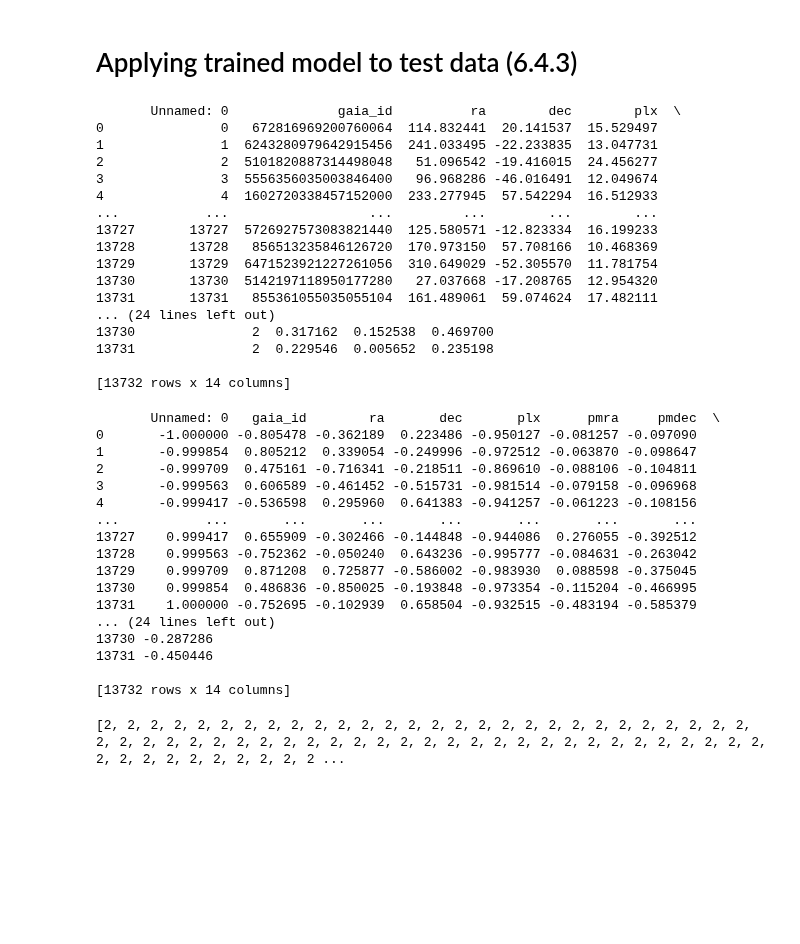
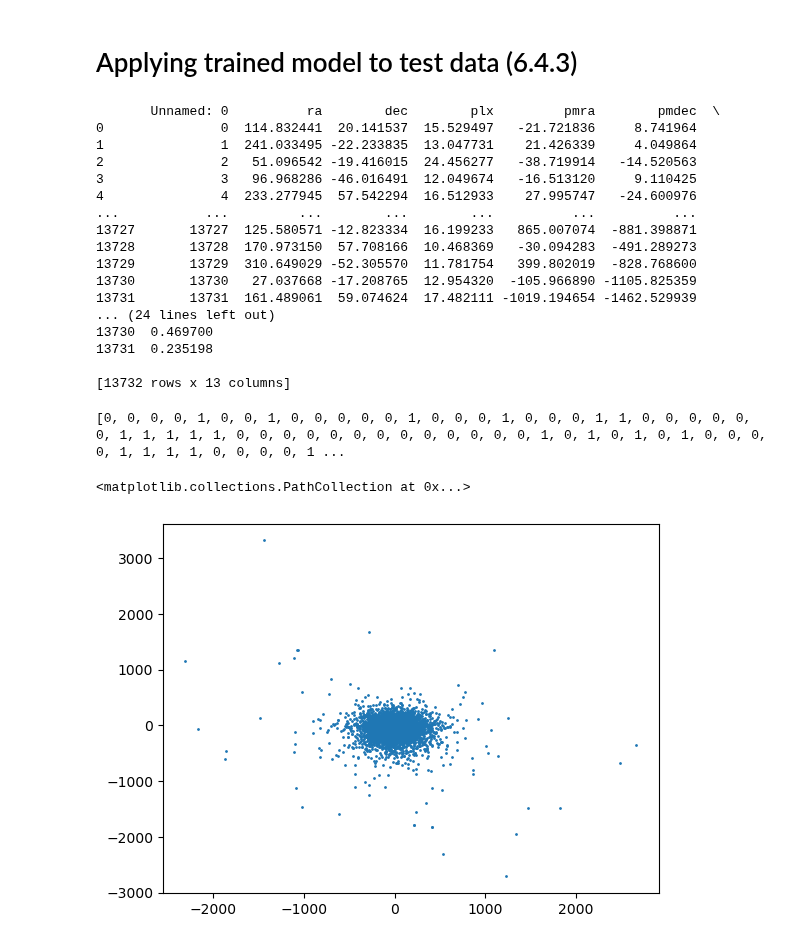
Before and after one commit to Chartman25/UnigeMasters, a Jupyter notebook: Astrophysics_and_Data_Analysis/ProjectA3_RandForest.ipynb, the cells around one changed output. Drawn from its saved outputs; the diff is of its cells as text; code cells hidden in the pictures; blank space fills up the shorter version.

```diff
--- a/Astrophysics_and_Data_Analysis/ProjectA3_RandForest.ipynb
+++ b/Astrophysics_and_Data_Analysis/ProjectA3_RandForest.ipynb
@@ -956,23 +889,23 @@ Our F1 score for galactic halo WDs is: 0.8573287077189939
 # %% [markdown]
 # Applying trained model to test data (6.4.3)
 # %%
-test_data =  pd.read_csv("C:\\Users\\casey\\UnigeMasters\\Astrophysics_and_Data_Analysis\\Databases\\test.csv")
+test_data =  pd.read_csv("C:\\Users\\casey\\UnigeMasters\\Astrophysics_and_Data_Analysis\\Databases\\test.csv").drop(['gaia_id'], axis=1)
 print(test_data)
 # %% [output]
-       Unnamed: 0              gaia_id          ra        dec        plx  \
-0               0   672816969200760064  114.832441  20.141537  15.529497
-1               1  6243280979642915456  241.033495 -22.233835  13.047731
-2               2  5101820887314498048   51.096542 -19.416015  24.456277
-3               3  5556356035003846400   96.968286 -46.016491  12.049674
-4               4  1602720338457152000  233.277945  57.542294  16.512933
-...           ...                  ...         ...        ...        ...
-13727       13727  5726927573083821440  125.580571 -12.823334  16.199233
-13728       13728   856513235846126720  170.973150  57.708166  10.468369
-13729       13729  6471523921227261056  310.649029 -52.305570  11.781754
-13730       13730  5142197118950177280   27.037668 -17.208765  12.954320
-13731       13731   855361055035055104  161.489061  59.074624  17.482111
+       Unnamed: 0          ra        dec        plx         pmra        pmdec  \
+0               0  114.832441  20.141537  15.529497   -21.721836     8.741964
+1               1  241.033495 -22.233835  13.047731    21.426339     4.049864
+2               2   51.096542 -19.416015  24.456277   -38.719914   -14.520563
+3               3   96.968286 -46.016491  12.049674   -16.513120     9.110425
+4               4  233.277945  57.542294  16.512933    27.995747   -24.600976
+...           ...         ...        ...        ...          ...          ...
+13727       13727  125.580571 -12.823334  16.199233   865.007074  -881.398871
+13728       13728  170.973150  57.708166  10.468369   -30.094283  -491.289273
+13729       13729  310.649029 -52.305570  11.781754   399.802019  -828.768600
+13730       13730   27.037668 -17.208765  12.954320  -105.966890 -1105.825359
+13731       13731  161.489061  59.074624  17.482111 -1019.194654 -1462.529939
 ... (24 lines left out)
-13730               2  0.317162  0.152538  0.469700
-13731               2  0.229546  0.005652  0.235198
+13730  0.469700
+13731  0.235198
 
-[13732 rows x 14 columns]
+[13732 rows x 13 columns]
@@ -979,29 +915,20 @@ print(test_data)
+# %%
+# test_data_norm = AC.scale_like_training(test_data, train_min, train_max)
+predict_test_data = fit_1.predict(test_data)
+print(predict_test_data)
+
+# for ii in ['ra', 'dec', 'pmra', 'pmdec', 'plx', 'g_mag', 'bp_mag', 'rp_mag']:
+#     print(np.min(features_norm[ii]))
+#     print(np.max(features_norm[ii]))
+#     print(np.min(test_data_norm[ii]))
+#     print(np.max(test_data_norm[ii]))
+# %% [output]
+[0, 0, 0, 0, 1, 0, 0, 1, 0, 0, 0, 0, 0, 1, 0, 0, 0, 1, 0, 0, 0, 1, 1, 0, 0, 0, 0, 0, 0, 1, 1, 1, 1, 1, 0, 0, 0, 0, 0, 0, 0, 0, 0, 0, 0, 0, 0, 1, 0, 1, 0, 1, 0, 1, 0, 0, 0, 0, 1, 1, 1, 1, 0, 0, 0, 0, 1 ...
 # %%
-# Normalization using min-max scaling
-test_data_norm = AC.min_maxing(test_data, range=-1)
 
-print(test_data_norm)
 
-predict_test_data = fit_1.predict(test_data_norm)
+
+plt.scatter(test_data['pmra'], test_data['pmdec'], s=1)
 # %% [output]
-       Unnamed: 0   gaia_id        ra       dec       plx      pmra     pmdec  \
-0       -1.000000 -0.805478 -0.362189  0.223486 -0.950127 -0.081257 -0.097090
-1       -0.999854  0.805212  0.339054 -0.249996 -0.972512 -0.063870 -0.098647
-2       -0.999709  0.475161 -0.716341 -0.218511 -0.869610 -0.088106 -0.104811
-3       -0.999563  0.606589 -0.461452 -0.515731 -0.981514 -0.079158 -0.096968
-4       -0.999417 -0.536598  0.295960  0.641383 -0.941257 -0.061223 -0.108156
-...           ...       ...       ...       ...       ...       ...       ...
-13727    0.999417  0.655909 -0.302466 -0.144848 -0.944086  0.276055 -0.392512
-13728    0.999563 -0.752362 -0.050240  0.643236 -0.995777 -0.084631 -0.263042
-13729    0.999709  0.871208  0.725877 -0.586002 -0.983930  0.088598 -0.375045
-13730    0.999854  0.486836 -0.850025 -0.193848 -0.973354 -0.115204 -0.466995
-13731    1.000000 -0.752695 -0.102939  0.658504 -0.932515 -0.483194 -0.585379
-... (24 lines left out)
-13730 -0.287286
-13731 -0.450446
-
-[13732 rows x 14 columns]
+<matplotlib.collections.PathCollection at 0x...>
+[figure, added]
-# %%
-print(predict_test_data)
-# %% [output]
-[2, 2, 2, 2, 2, 2, 2, 2, 2, 2, 2, 2, 2, 2, 2, 2, 2, 2, 2, 2, 2, 2, 2, 2, 2, 2, 2, 2, 2, 2, 2, 2, 2, 2, 2, 2, 2, 2, 2, 2, 2, 2, 2, 2, 2, 2, 2, 2, 2, 2, 2, 2, 2, 2, 2, 2, 2, 2, 2, 2, 2, 2, 2, 2, 2, 2, 2 ...
```
Also changed, not shown: parts of 28 cells of this notebook, 1 other file.
